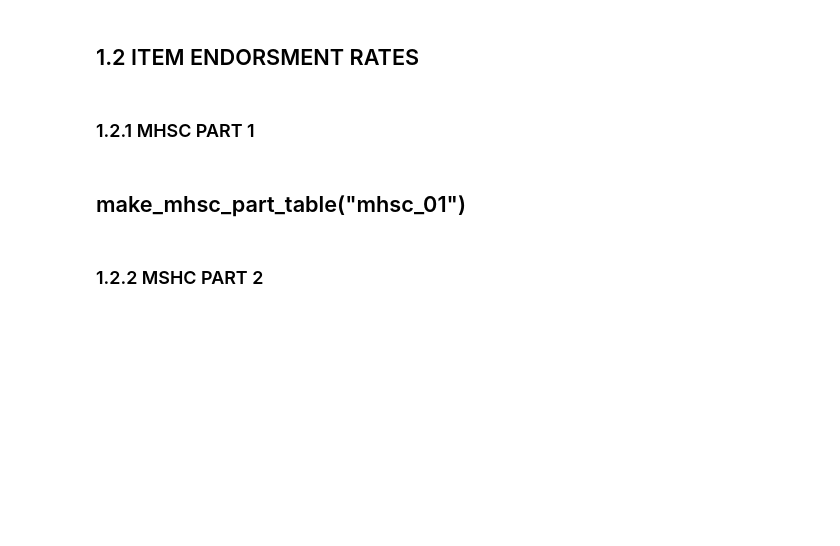
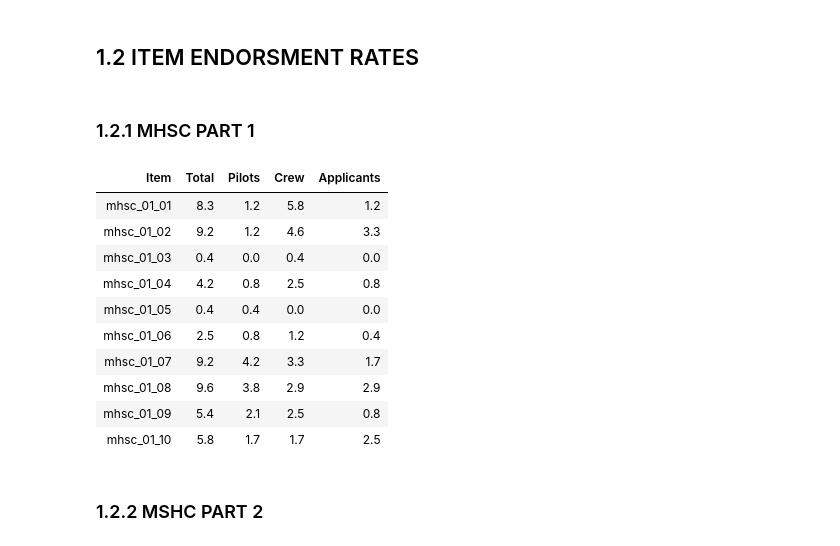
Before and after one commit to alkaest2002/mhsc, a Jupyter notebook: analysis/analysis.ipynb, the cells around one changed output. Cells and saved outputs as stored; diff of their text form; code cells hidden in the pictures; blank space fills up the shorter version.

```diff
--- a/analysis/analysis.ipynb
+++ b/analysis/analysis.ipynb
@@ -124,8 +130,20 @@ def make_mhsc_part_table(part):
            )
 # %% [markdown]
 ### 1.2.1 MHSC PART 1
-# %% [markdown]
-## make_mhsc_part_table("mhsc_01")
+# %%
+make_mhsc_part_table("mhsc_01")
+# %% [output]
+| Item | Total | Pilots | Crew | Applicants |
+| mhsc_01_01 | 8.3 | 1.2 | 5.8 | 1.2 |
+| mhsc_01_02 | 9.2 | 1.2 | 4.6 | 3.3 |
+| mhsc_01_03 | 0.4 | 0.0 | 0.4 | 0.0 |
+| mhsc_01_04 | 4.2 | 0.8 | 2.5 | 0.8 |
+| mhsc_01_05 | 0.4 | 0.4 | 0.0 | 0.0 |
+| mhsc_01_06 | 2.5 | 0.8 | 1.2 | 0.4 |
+| mhsc_01_07 | 9.2 | 4.2 | 3.3 | 1.7 |
+| mhsc_01_08 | 9.6 | 3.8 | 2.9 | 2.9 |
+| mhsc_01_09 | 5.4 | 2.1 | 2.5 | 0.8 |
+| mhsc_01_10 | 5.8 | 1.7 | 1.7 | 2.5 |
 # %% [markdown]
 ### 1.2.2 MSHC PART 2
 # %%
```
Also changed, not shown: parts of 7 cells of this notebook, 14 other files.
